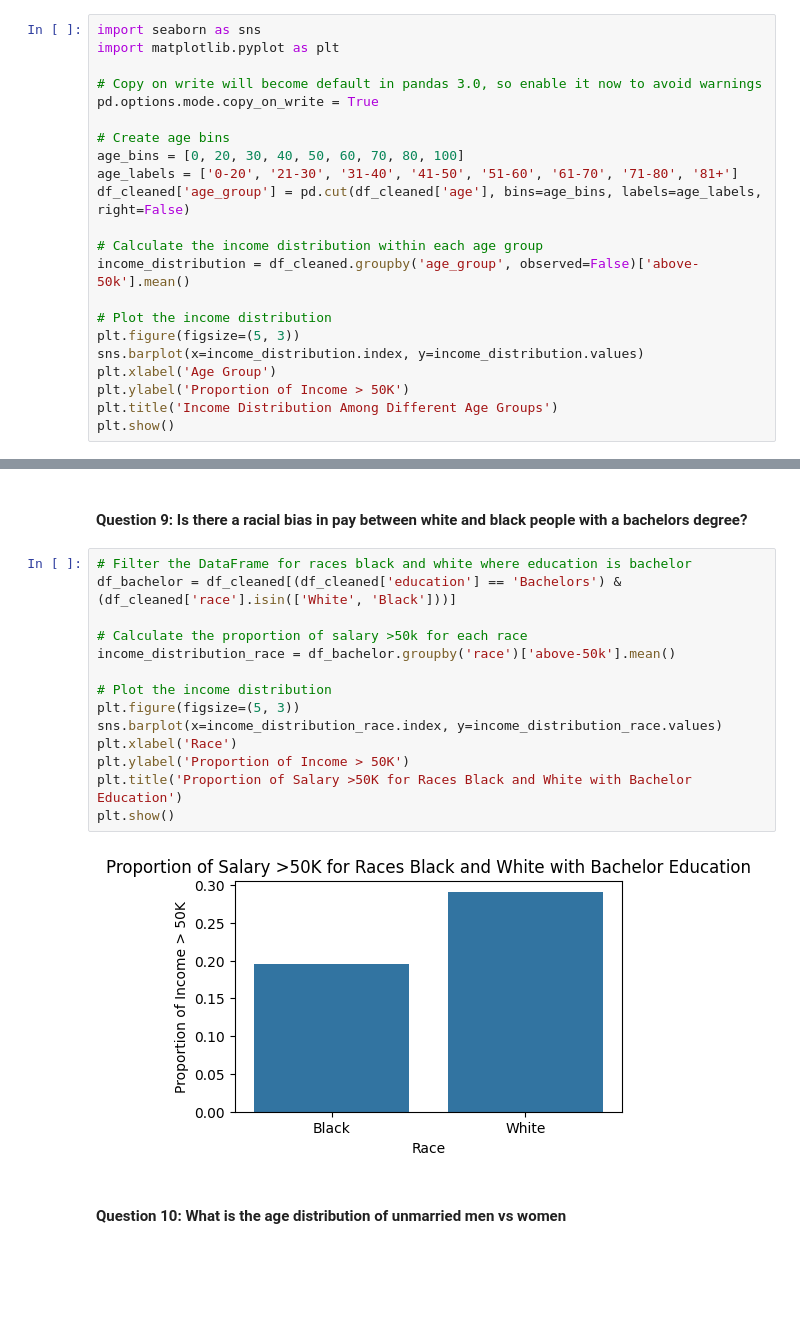
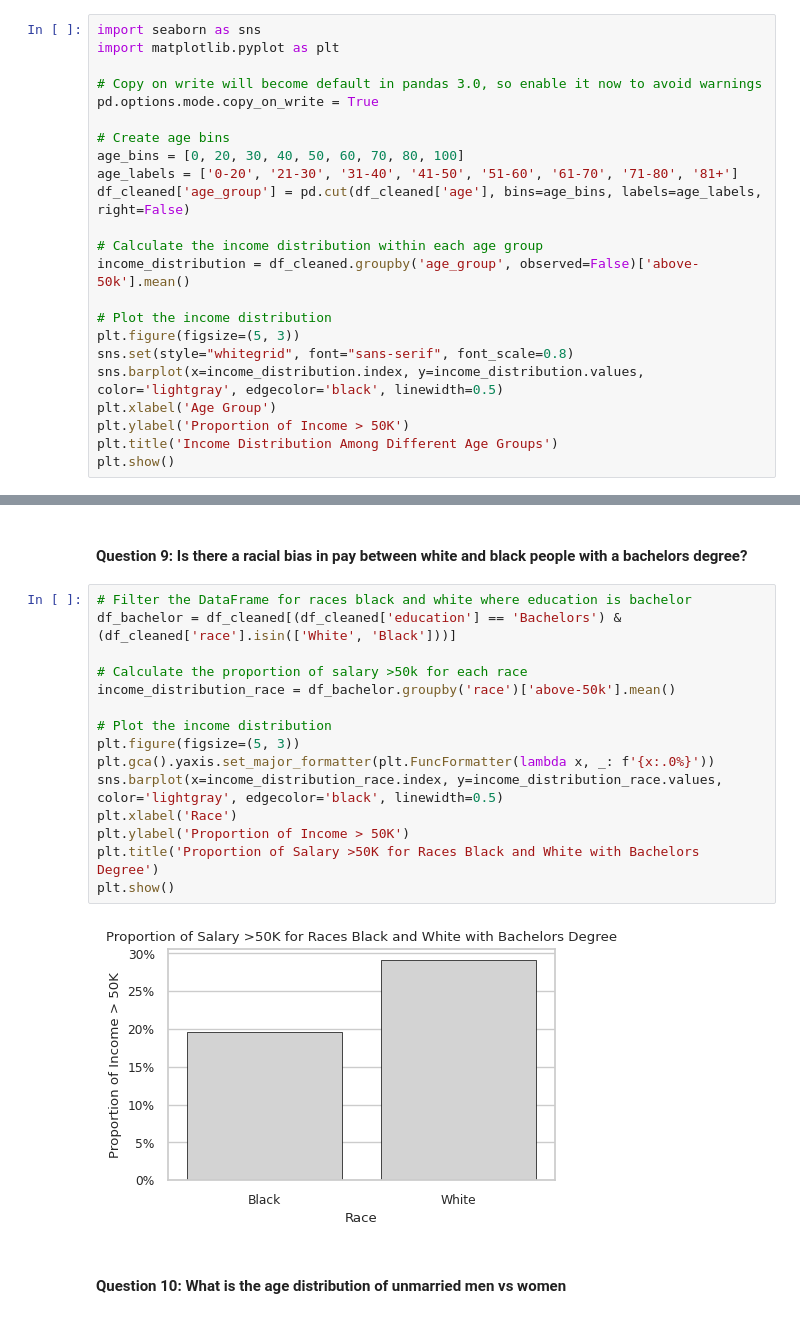
Before and after one commit to ss73/Programming-in-Python-Standard-and-External-Library-Packages-5KK048-53603, a Jupyter notebook: examination-track-2-salary-prediction.ipynb, the cells around one changed output, grey strips where cells are left out. Saved outputs shown, nothing was run; the diff lists cells and outputs as text; blank space fills up the shorter version.

Commit message:
plot colors and style

```diff
--- a/examination-track-2-salary-prediction.ipynb
+++ b/examination-track-2-salary-prediction.ipynb
@@ -150,7 +132,8 @@ income_distribution = df_cleaned.groupby('age_group', observed=False)['above-50k
 
 # Plot the income distribution
 plt.figure(figsize=(5, 3))
-sns.barplot(x=income_distribution.index, y=income_distribution.values)
+sns.set(style="whitegrid", font="sans-serif", font_scale=0.8)
+sns.barplot(x=income_distribution.index, y=income_distribution.values, color='lightgray', edgecolor='black', linewidth=0.5)
 plt.xlabel('Age Group')
 plt.ylabel('Proportion of Income > 50K')
 plt.title('Income Distribution Among Different Age Groups')
@@ -287,19 +270,20 @@ plt.show()
 # %%
 # Filter the DataFrame for races black and white where education is bachelor
 df_bachelor = df_cleaned[(df_cleaned['education'] == 'Bachelors') & (df_cleaned['race'].isin(['White', 'Black']))]
 
 # Calculate the proportion of salary >50k for each race
 income_distribution_race = df_bachelor.groupby('race')['above-50k'].mean()
 
 # Plot the income distribution
 plt.figure(figsize=(5, 3))
-sns.barplot(x=income_distribution_race.index, y=income_distribution_race.values)
+plt.gca().yaxis.set_major_formatter(plt.FuncFormatter(lambda x, _: f'{x:.0%}'))
+sns.barplot(x=income_distribution_race.index, y=income_distribution_race.values, color='lightgray', edgecolor='black', linewidth=0.5)
 plt.xlabel('Race')
 plt.ylabel('Proportion of Income > 50K')
-plt.title('Proportion of Salary >50K for Races Black and White with Bachelor Education')
+plt.title('Proportion of Salary >50K for Races Black and White with Bachelors Degree')
 plt.show()
 # %% [output]
-[figure, old version]
+[figure, new version]
 # %% [markdown]
 #### Question 10: What is the age distribution of unmarried men vs women
 # %%
```
Also changed, not shown: parts of 11 cells of this notebook.
